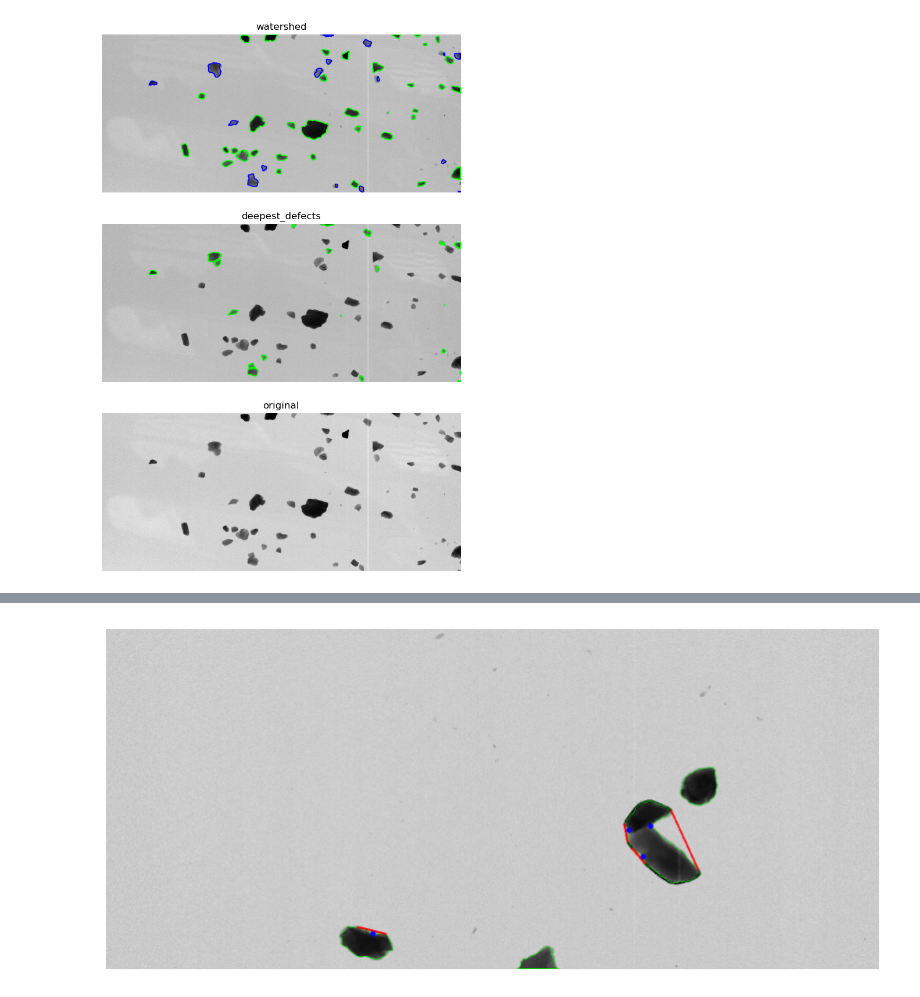
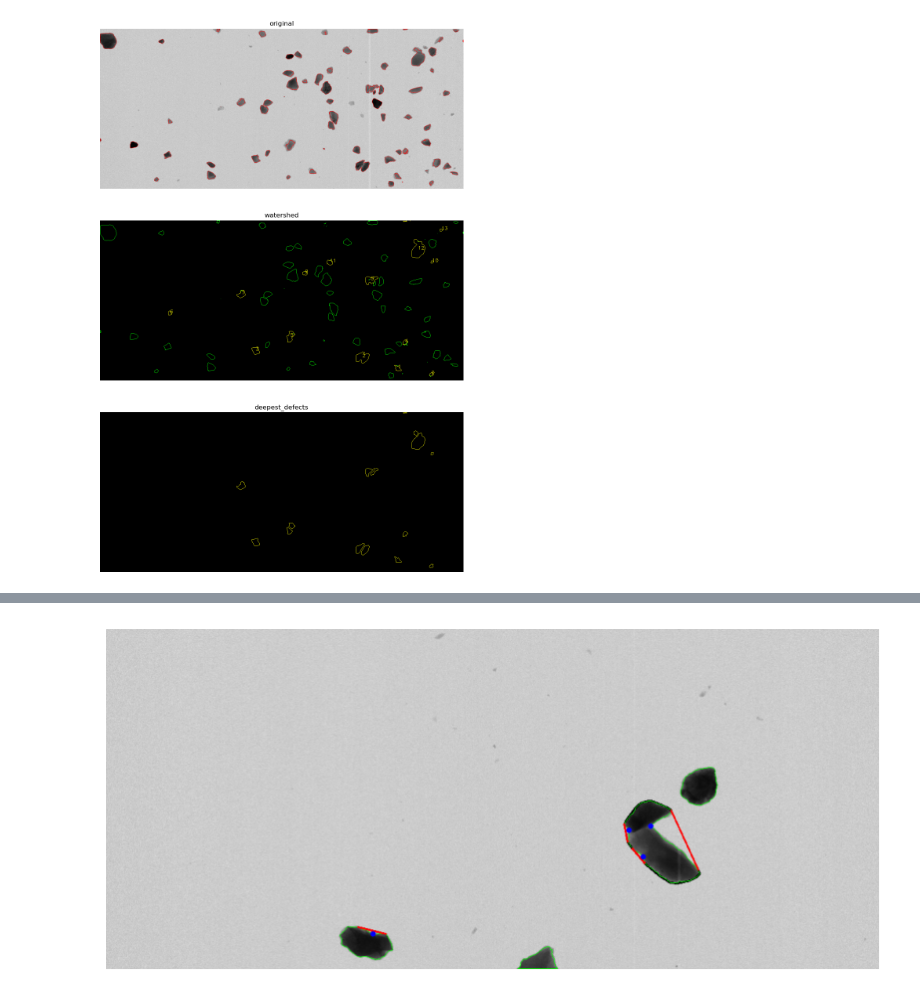
Before and after one commit to yaojian95/jt_ore_sorting, a Jupyter notebook: contours_detect.ipynb, the cells around one changed output, grey strips where cells are left out. Drawn from its saved outputs; the diff is of its cells as text; code cells hidden in the pictures.

Commit message:
combine watershed with defects

```diff
--- a/contours_detect.ipynb
+++ b/contours_detect.ipynb
@@ -36,7 +36,7 @@ def split_by_kmeans(cnt, binary, k=2):
 
     return split_contours
 
-def is_overlapping(cnt, solidity_thresh=0.8, defect_thresh=2):
+def is_overlapping(cnt, solidity_thresh=0.8, defect_thresh=2, print_info=False):
     area = cv2.contourArea(cnt)
     hull = cv2.convexHull(cnt)
     hull_area = cv2.contourArea(hull)
@@ -45,7 +45,9 @@ def is_overlapping(cnt, solidity_thresh=0.8, defect_thresh=2):
     # hull_indices = cv2.convexHull(cnt, returnPoints=False)
     # defects = cv2.convexityDefects(cnt, hull_indices)
     # num_defects = len(defects) if defects is not None else 0
-    print(area, solidity)
+    if print_info:
+        print(f"Area: {area}, Solidity: {solidity}, Ratio: {area/hull_area}")
+
     return solidity < solidity_thresh #or num_defects >= defect_thresh
 
 
@@ -76,22 +206,26 @@ def cut_by_deepest_defects(cnt, binary, top_k=2, depth_thresh=1000):
 # %%
 # img = cv2.imread("1749001387562020400.png", cv2.IMREAD_GRAYSCALE)[:, 200:1336]
-img = cv2.imread("1749114607646606900.png", cv2.IMREAD_GRAYSCALE)[:, 200:1336]
+# img = cv2.imread("1749114607646606900.png", cv2.IMREAD_GRAYSCALE)[:, 200:1336]
+img = cv2.imread("1749114607376323400.png", cv2.IMREAD_GRAYSCALE)[:, 200:1336]
+# img = cv2.imread("1749114604927843500.png", cv2.IMREAD_GRAYSCALE)[:, 200:1336]
 
-_, binary = cv2.threshold(img, 0, 255, cv2.THRESH_BINARY_INV + cv2.THRESH_OTSU)
+# _, binary = cv2.threshold(img, 0, 255, cv2.THRESH_BINARY_INV + cv2.THRESH_OTSU)
+_, binary = cv2.threshold(img, 128, 255, cv2.THRESH_BINARY_INV)
 
 # 构造新分割 mask
 final_mask_v2 = np.zeros_like(binary)
 
-contours, _ = cv2.findContours(binary, cv2.RETR_EXTERNAL, cv2.CHAIN_APPROX_SIMPLE)
+contours, _ = cv2.findContours(binary, cv2.RETR_TREE, cv2.CHAIN_APPROX_SIMPLE)
 
 normal_contours = []
 split_contours = []
 
 error_contours = []
 
+contrast_factor = 0.3
 for cnt in contours:
-    if is_overlapping(cnt, solidity_thresh=0.9):
-        print(';a;')
+    if is_overlapping(cnt, solidity_thresh=1/1.15):
+        # print(';a;')
         # 构造局部mask
         mask = np.zeros_like(binary)
         cv2.drawContours(mask, [cnt], -1, 255, -1)
@@ -99,10 +233,10 @@ for cnt in contours:
         # 在mask区域中做分水岭
         roi = cv2.bitwise_and(binary, binary, mask=mask)
         kernel = np.ones((3, 3), np.uint8)
-        opening = cv2.morphologyEx(roi, cv2.MORPH_OPEN, kernel, iterations=2)
+        opening = cv2.morphologyEx(roi, cv2.MORPH_OPEN, kernel, iterations=2) # 先腐蚀后膨胀
         sure_bg = cv2.dilate(opening, kernel, iterations=3)
         dist_transform = cv2.distanceTransform(opening, cv2.DIST_L2, 5)
-        _, sure_fg = cv2.threshold(dist_transform, 0.8 * dist_transform.max(), 255, 0)
+        _, sure_fg = cv2.threshold(dist_transform, contrast_factor * dist_transform.max(), 255, 0)
 
         sure_fg = np.uint8(sure_fg)
         unknown = cv2.subtract(sure_bg, sure_fg)
@@ -121,12 +255,14 @@ for cnt in contours:
             contours_ws, _ = cv2.findContours(mask2, cv2.RETR_EXTERNAL, cv2.CHAIN_APPROX_SIMPLE)
             split_contours.extend(contours_ws)
 
-        # 选择每个轮廓中最深的两个凹陷点，并连线切割
-        try:
-            cut_mask = cut_by_deepest_defects(cnt, binary)
-            final_mask_v2 = cv2.bitwise_or(final_mask_v2, cut_mask)
-        except:
-            error_contours.append(cnt)
+        # 对于分水岭仍未分开的情况，选择每个轮廓中最深的两个凹陷点，并连线切割
+        for cnt_i in split_contours:
+            if is_overlapping(cnt_i, solidity_thresh=0.9, print_info=False):
+                try:
+                    cut_mask = cut_by_deepest_defects(cnt_i, binary)
+                    final_mask_v2 = cv2.bitwise_or(final_mask_v2, cut_mask)
+                except:
+                    error_contours.append(cnt_i)
 
     # if is_overlapping(cnt):
     #     # 用聚类算法替代分水岭
@@ -139,27 +275,39 @@ for cnt in contours:
 all_contours = normal_contours + split_contours
 
 result = cv2.cvtColor(img, cv2.COLOR_GRAY2BGR)
-cv2.drawContours(result, normal_contours, -1, (0, 255, 0), 2)
-cv2.drawContours(result, split_contours, -1, (0, 0, 255), 2)
+mask_only = np.zeros_like(result)
+cv2.drawContours(mask_only, normal_contours, -1, (0, 255, 0), 1)
+# cv2.drawContours(mask_only, split_contours, -1, (255, 0, 0), 1)
 
-fig, axes = plt.subplots(3, 1, figsize=(8, 12))
-axes[0].imshow(result)
-axes[0].set_title("watershed")
-axes[0].axis('off')
+# cv2.drawContours(result, normal_contours, -1, (0, 255, 0), 2)
+# cv2.drawContours(result, split_contours, -1, (255, 0, 0), 2)
+# 绘制分割轮廓并添加序号
+for i, cnt in enumerate(split_contours):
+    cv2.drawContours(mask_only, [cnt], -1, (255, 255, 0), 1)
+    # 计算质心
+    M = cv2.moments(cnt)
+    if M["m00"] != 0:
+        cX = int(M["m10"] / M["m00"])
+        cY = int(M["m01"] / M["m00"])
+        # 添加序号
+        cv2.putText(mask_only, str(i), (cX, cY), cv2.FONT_HERSHEY_SIMPLEX, 0.5, (255, 255, 0), 1)
 
-# for cnt in contours:
-#     area = cv2.contourArea(cnt)
-#     if area > 1000:
-#         cut_mask = cut_by_deepest_defects(cnt, binary)
-#         final_mask_v2 = cv2.bitwise_or(final_mask_v2, cut_mask)
+
+fig, axes = plt.subplots(3, 1, figsize=(16, 18))
+# axes[0].imshow(result)
+axes[1].set_title("watershed")
+axes[1].axis('off')
+axes[1].imshow(mask_only)
 
 # 提取新轮廓
 contours_v2, _ = cv2.findContours(final_mask_v2, cv2.RETR_EXTERNAL, cv2.CHAIN_APPROX_SIMPLE)
 
 # 绘制结果
 output_v2 = cv2.cvtColor(img, cv2.COLOR_GRAY2BGR)
+mask_only2 = np.zeros_like(result)
 for i, cnt in enumerate(contours_v2):
-    cv2.drawContours(output_v2, [cnt], -1, (0, 255, 0), 2)
+    # cv2.drawContours(output_v2, [cnt], -1, (255, 0, 0), 2)
+    cv2.drawContours(mask_only2, [cnt], -1, (255, 255, 0), 1)
     # M = cv2.moments(cnt)
     # if M["m00"] != 0:
     #     cx = int(M["m10"] / M["m00"])
@@ -167,11 +315,14 @@ for i, cnt in enumerate(contours_v2):
     #     cv2.putText(output_v2, f"{i+1}", (cx - 10, cy), cv2.FONT_HERSHEY_SIMPLEX, 0.6, (0, 0, 255), 2)
 
 # 显示新结果
-axes[1].imshow(cv2.cvtColor(output_v2, cv2.COLOR_BGR2RGB))
-axes[1].set_title("deepest_defects")
-axes[1].axis('off')
+# axes[1].imshow(output_v2)
+axes[2].set_title("deepest_defects")
+axes[2].axis('off')
+axes[2].imshow(mask_only2)
 
-axes[2].imshow(img, cmap = 'gray')
-axes[2].set_title("original")
-axes[2].axis('off')
+img_ori = cv2.cvtColor(img, cv2.COLOR_GRAY2BGR)
+cv2.drawContours(img_ori, contours, -1, (255, 0, 0), 1)
+axes[0].imshow(img_ori, cmap = 'gray')
+axes[0].set_title("original")
+axes[0].axis('off')
 # %% [output]
@@ -196 +330 @@ axes[2].axis('off')
-[figure, old version]
+[figure, new version]
```
Also changed, not shown: parts of 12 cells of this notebook.
